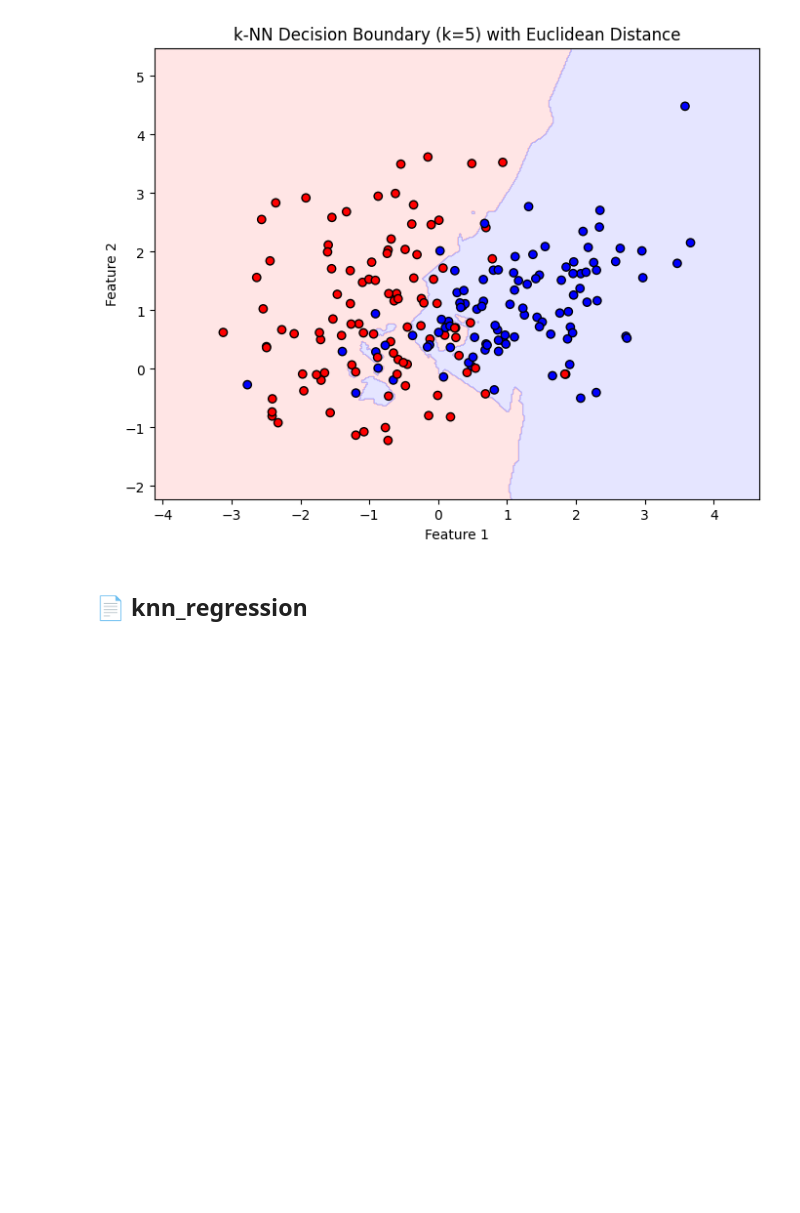
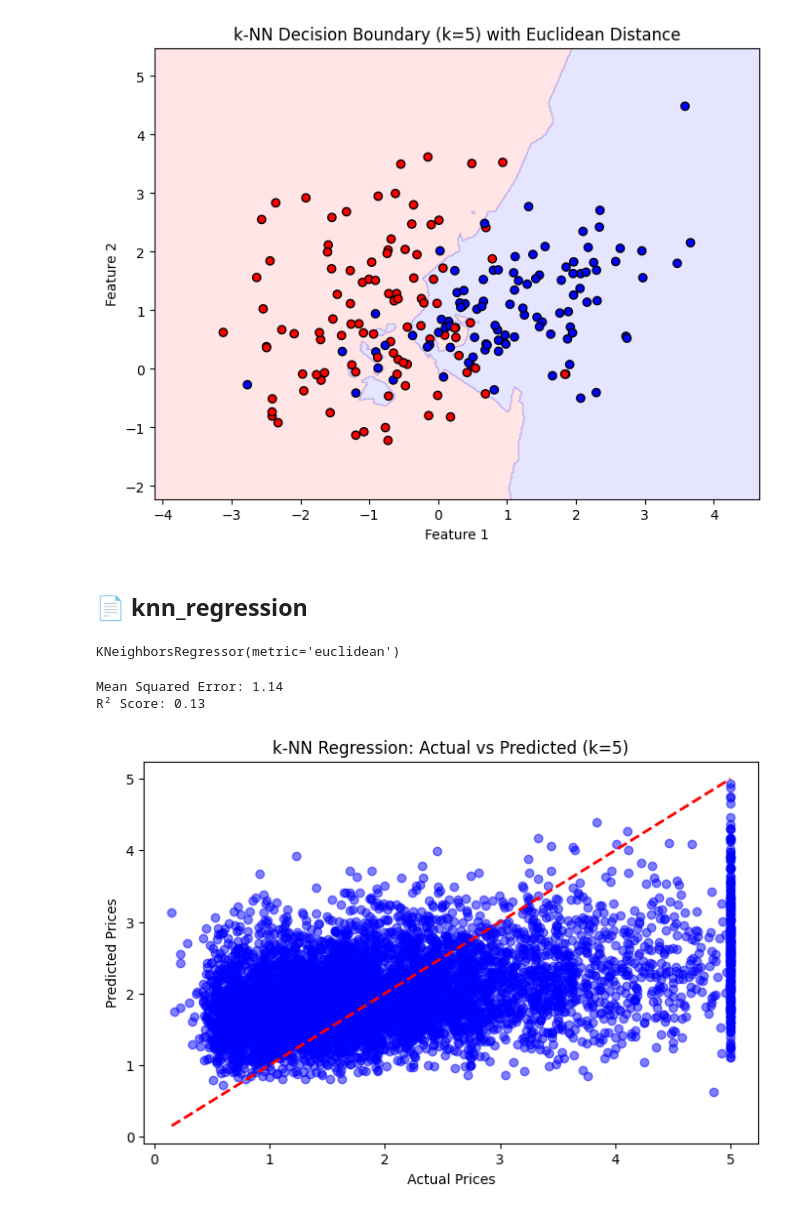
Before and after one commit to selvaneyas/python-learning, a Jupyter notebook: 30 Day of ML/day18_k-Nearest Neighbors.ipynb, the cells around one changed output. Drawn from its saved outputs; the diff is of its cells as text; code cells hidden in the pictures; blank space fills up the shorter version.

```diff
--- a/30 Day of ML/day18_k-Nearest Neighbors.ipynb
+++ b/30 Day of ML/day18_k-Nearest Neighbors.ipynb
@@ -98,0 +107,34 @@ plt.show()
+# %%
+# Load dataset
+X, y = fetch_california_housing(return_X_y=True)
+# %%
+# Split dataset
+X_train, X_test, y_train, y_test = train_test_split(X, y, test_size=0.3, random_state=42)
+# %%
+# Train k-NN Regressor
+k = 5  # Number of neighbors
+knn_regressor = KNeighborsRegressor(n_neighbors=k, metric='euclidean')
+knn_regressor.fit(X_train, y_train)
+# %% [output]
+KNeighborsRegressor(metric='euclidean')
+# %%
+# Predict
+y_pred = knn_regressor.predict(X_test)
+# %%
+# Evaluate
+print(f"Mean Squared Error: {mean_squared_error(y_test, y_pred):.2f}")
+print(f"R² Score: {r2_score(y_test, y_pred):.2f}")
+# %% [output]
+Mean Squared Error: 1.14
+R² Score: 0.13
+# %%
+# Visualization (Actual vs Predicted)
+plt.figure(figsize=(8, 5))
+plt.scatter(y_test, y_pred, color="blue", alpha=0.5)
+plt.plot([min(y_test), max(y_test)], [min(y_test), max(y_test)], "r--", linewidth=2)  # Line y=x
+plt.xlabel("Actual Prices")
+plt.ylabel("Predicted Prices")
+plt.title(f"k-NN Regression: Actual vs Predicted (k={k})")
+plt.show()
+# %% [output]
+[figure, added]
```
Also changed, not shown: parts of 1 cell of this notebook, 1 other file.
